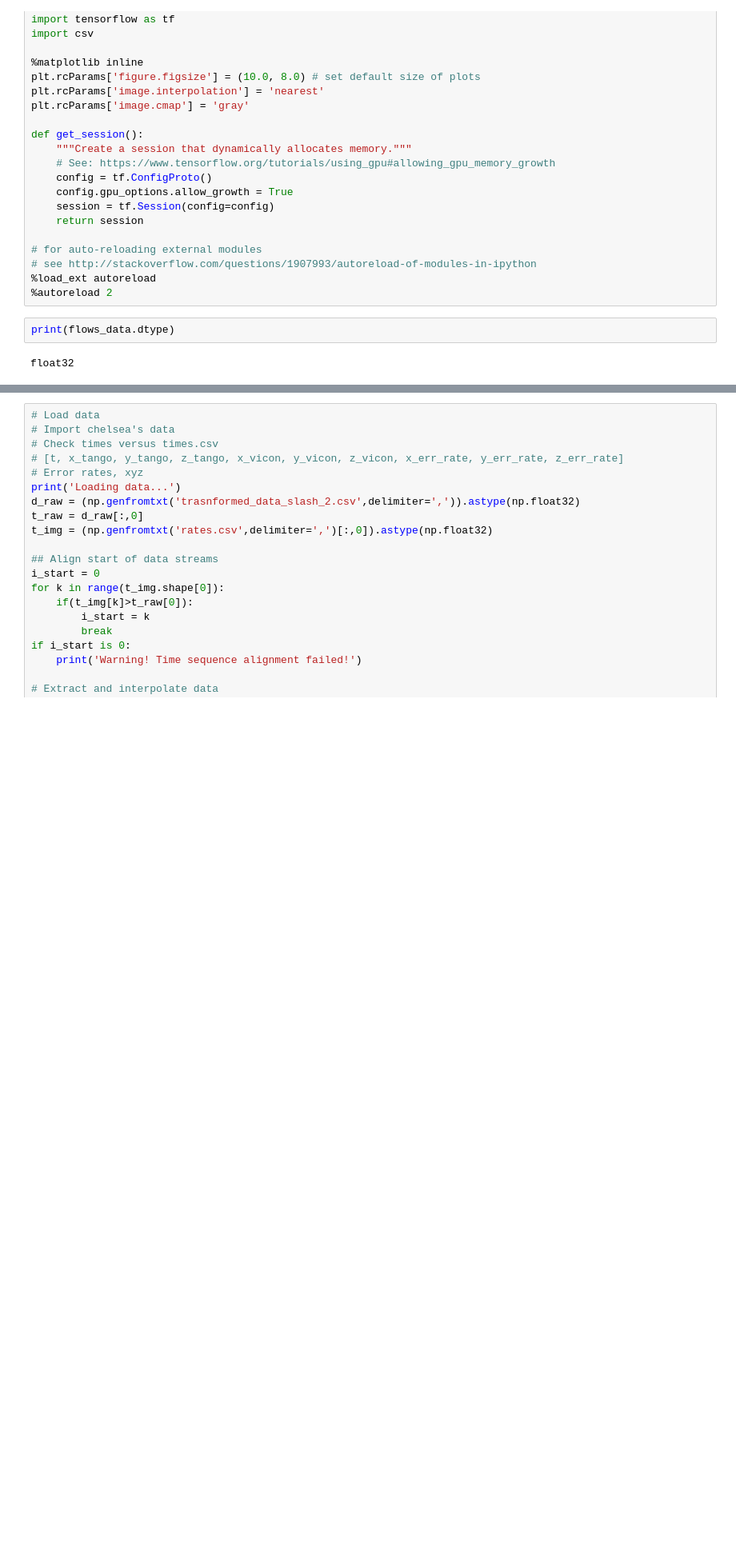
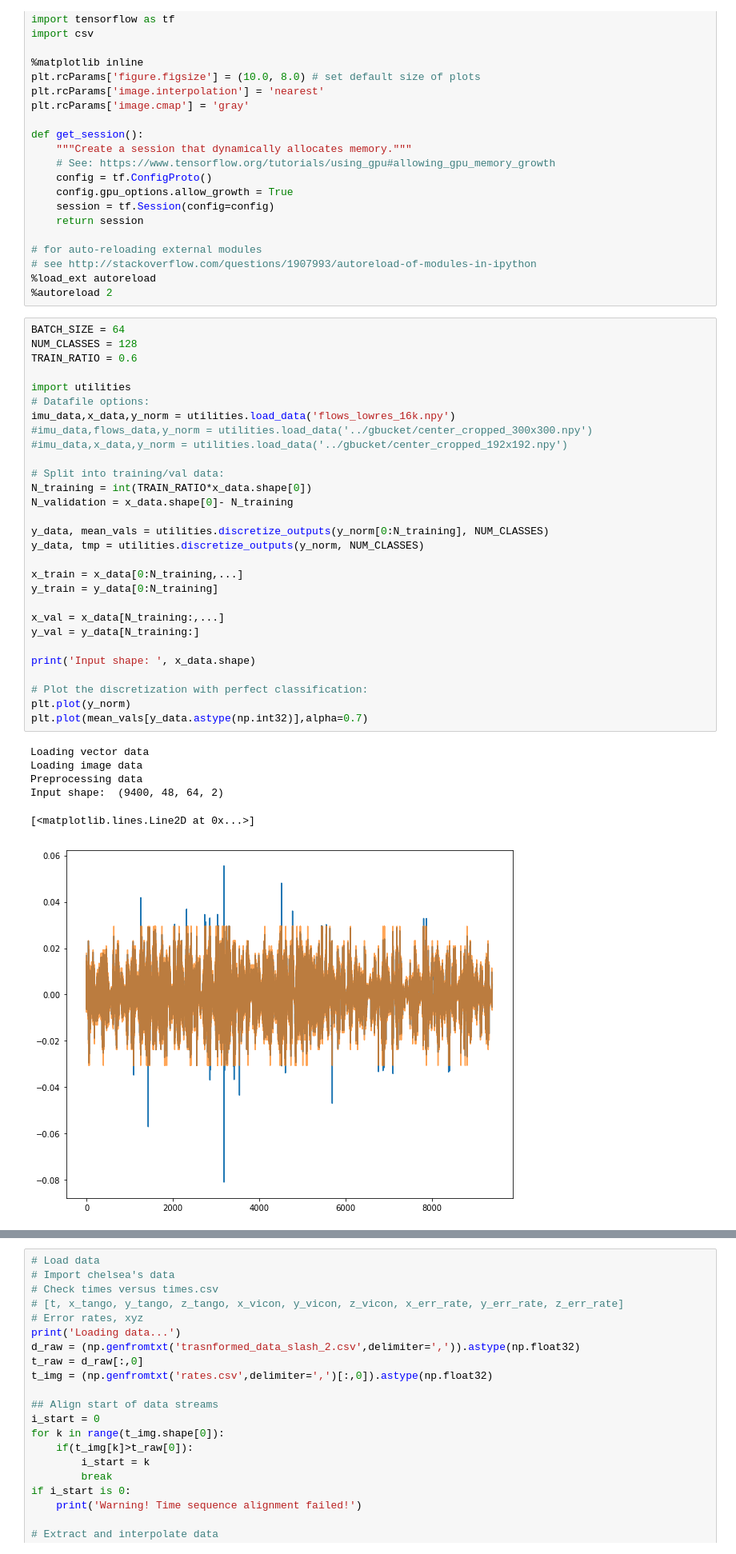
Before and after one commit to chelseas/teach-me-to-tango, a Jupyter notebook: classification.ipynb, the cells around one changed output, grey strips where cells are left out. Shown at 80% size. Saved outputs shown, nothing was run; the diff lists cells and outputs as text; blank space fills up the shorter version.

```diff
--- a/classification.ipynb
+++ b/classification.ipynb
@@ -29,7 +36,39 @@ def get_session():
 # see http://stackoverflow.com/questions/1907993/autoreload-of-modules-in-ipython
 %load_ext autoreload
 %autoreload 2
-# %%
-print(flows_data.dtype)
-# %% [output]
-float32
+# %%
+BATCH_SIZE = 64
+NUM_CLASSES = 128
+TRAIN_RATIO = 0.6
+
+import utilities
+# Datafile options:
+imu_data,x_data,y_norm = utilities.load_data('flows_lowres_16k.npy')
+#imu_data,flows_data,y_norm = utilities.load_data('../gbucket/center_cropped_300x300.npy')
+#imu_data,x_data,y_norm = utilities.load_data('../gbucket/center_cropped_192x192.npy')
+
+# Split into training/val data:
+N_training = int(TRAIN_RATIO*x_data.shape[0])
+N_validation = x_data.shape[0]- N_training
+
+y_data, mean_vals = utilities.discretize_outputs(y_norm[0:N_training], NUM_CLASSES)
+y_data, tmp = utilities.discretize_outputs(y_norm, NUM_CLASSES)
+
+x_train = x_data[0:N_training,...]
+y_train = y_data[0:N_training]
+
+x_val = x_data[N_training:,...]
+y_val = y_data[N_training:]
+
+print('Input shape: ', x_data.shape)
+
+# Plot the discretization with perfect classification:
+plt.plot(y_norm)
+plt.plot(mean_vals[y_data.astype(np.int32)],alpha=0.7)
+# %% [output]
+Loading vector data
+Loading image data
+Preprocessing data
+Input shape:  (9400, 48, 64, 2)
+[<matplotlib.lines.Line2D at 0x...>]
+[figure, added]
```
Also changed, not shown: parts of 3 cells of this notebook, 3 other files.
